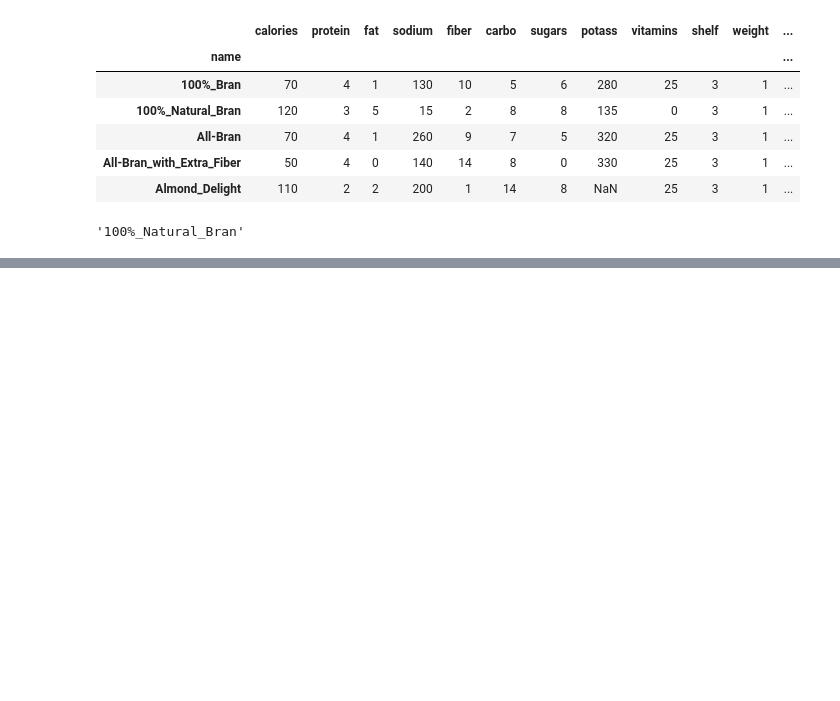
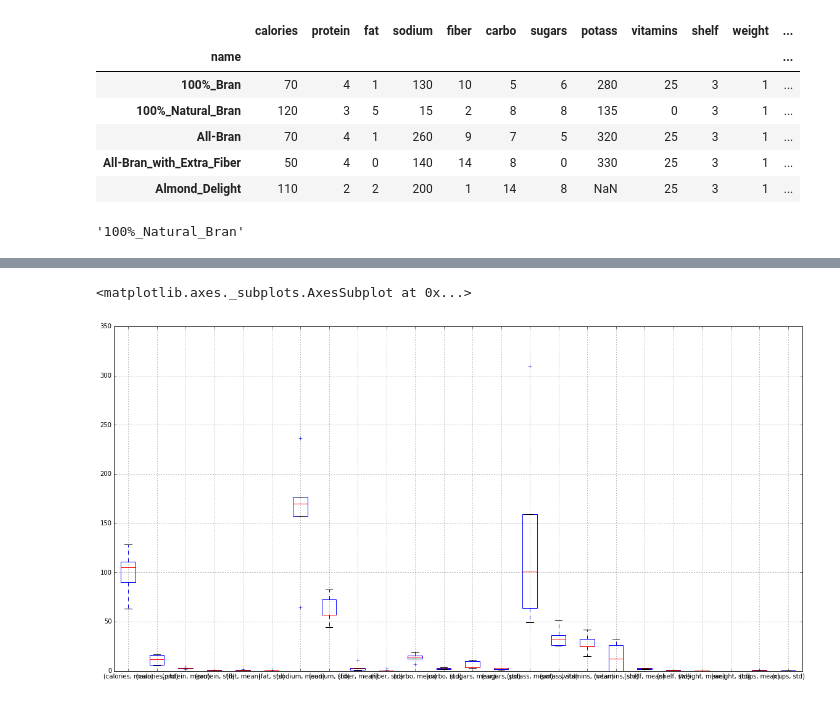
Before and after one commit to tiyd-python-2015-05/honey-nut-clusters, a Jupyter notebook: Initial_Exploration.ipynb, the cells around one changed output, grey strips where cells are left out. Saved outputs shown, nothing was run; the diff lists cells and outputs as text; code cells hidden in the pictures; blank space fills up the shorter version.

```diff
--- a/Initial_Exploration.ipynb
+++ b/Initial_Exploration.ipynb
@@ -189,0 +199,12 @@ pd.DataFrame(sorted(clustered_cereals, key=lambda x: x[0]))
+# %%
+df['name'] = data.index
+df = df.sort(['label', 'name'])
+# tuples = list(zip(df.label, df.index))
+# index = pd.MultiIndex.from_tuples(tuples, names=['label', 'name'])
+# ml = pd.DataFrame(df, index=index)
+# ml['name'] = df.index
+# ml = ml.dropna(axis = 1)
+# df.ix[:,0:-2]
+grouped = df.set_index(['label', 'name'])
+aggs = grouped.groupby(level='label').agg(['mean', 'std'])
+aggs
@@ -189,0 +223,19 @@ pd.DataFrame(sorted(clustered_cereals, key=lambda x: x[0]))
+# %%
+# fig = plt.figure()
+# ax = fig.add_subplot(111)
+
+# ax.bar( [0,1,2], [1,3,5] )
+# ax.set_xticks( [ 0.5, 1.5, 2.5 ] )
+# ax.set_xticklabels( ['tom','dick','harry'], rotation=45 ) ;
+##ax.set_xticklabels(ax.xaxis.get_majorticklabels(), rotation=45)
+
+# http://matplotlib.org/examples/pylab_examples/boxplot_demo2.html
+# fig, ax1 = plt.subplots(figsize=(10,6))
+# xtickNames = plt.setp(ax1, xticklabels=np.repeat(randomDists, 2))
+# plt.setp(xtickNames, rotation=45, fontsize=8)
+# bp = plt.boxplot(aggs, notch=0, sym='+', vert=1, whis=1.5)
+
+aggs.plot(kind='box', figsize=(20,10))#, ax=ax1)
+# %% [output]
+<matplotlib.axes._subplots.AxesSubplot at 0x...>
+[figure, added]
```
Also changed, not shown: parts of 12 cells of this notebook, 1 other file.
